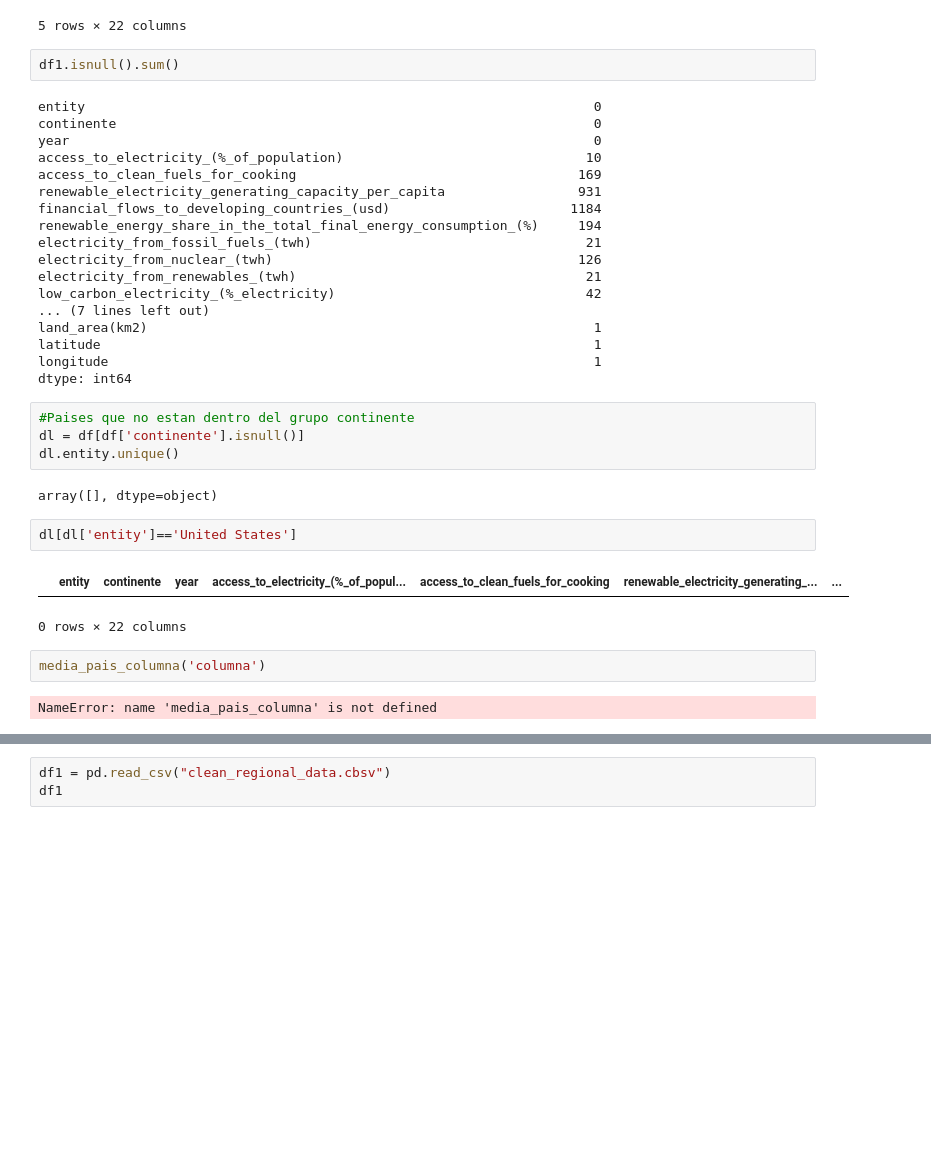
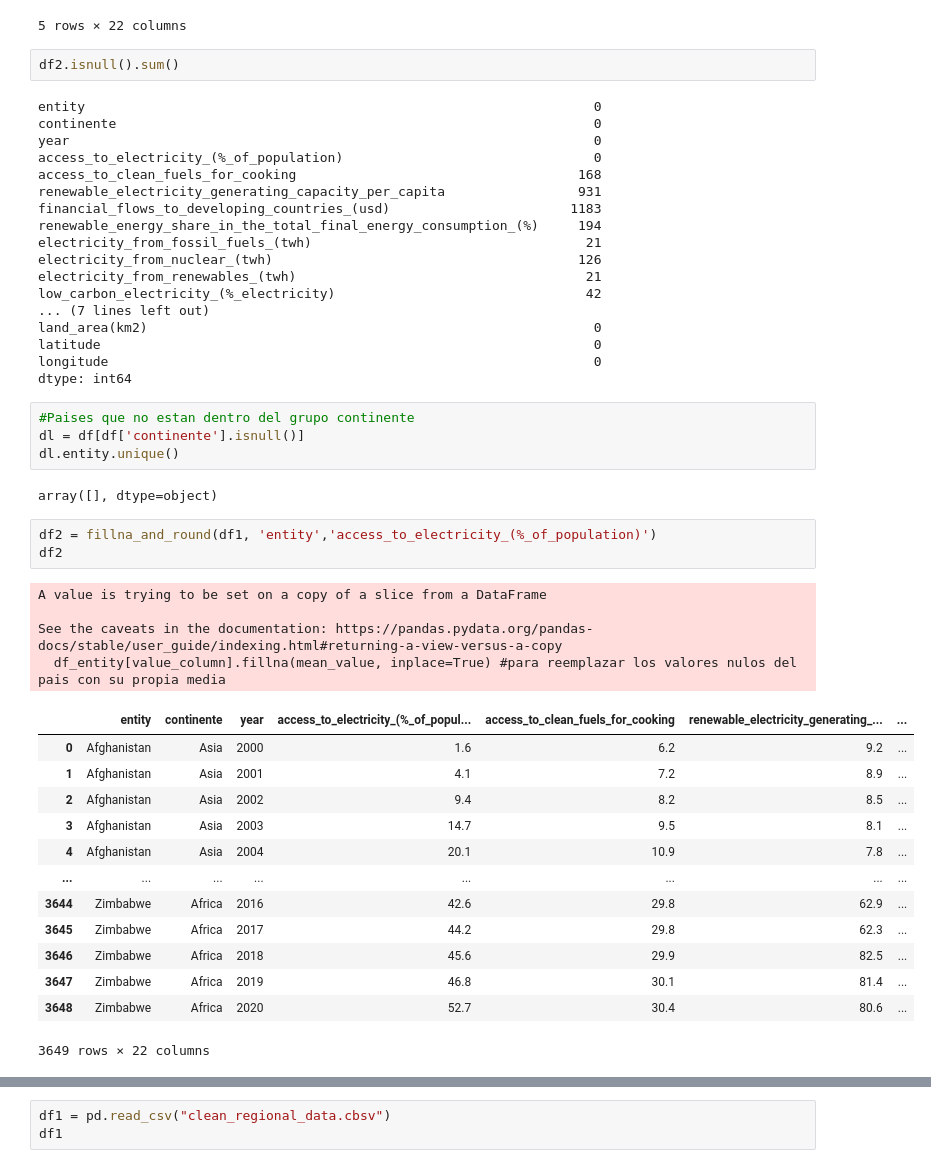
Before and after one commit to Leon4to/Energia, a Jupyter notebook: Project .ipynb, the cells around one changed output, grey strips where cells are left out. Cells and saved outputs as stored; diff of their text form; blank space fills up the shorter version.

```diff
--- a/Project .ipynb
+++ b/Project .ipynb
@@ -414,24 +414,24 @@ See the caveats in the documentation: https://pandas.pydata.org/pandas-docs/stab
 | 4 | Afghanistan | Asia | 2004 | 20.1 | 10.9 | 7.8 | ... |
 5 rows × 22 columns
 # %%
-df1.isnull().sum()
+df2.isnull().sum()
 # %% [output]
 entity                                                                 0
 continente                                                             0
 year                                                                   0
-access_to_electricity_(%_of_population)                               10
-access_to_clean_fuels_for_cooking                                    169
+access_to_electricity_(%_of_population)                                0
+access_to_clean_fuels_for_cooking                                    168
 renewable_electricity_generating_capacity_per_capita                 931
-financial_flows_to_developing_countries_(usd)                       1184
+financial_flows_to_developing_countries_(usd)                       1183
 renewable_energy_share_in_the_total_final_energy_consumption_(%)     194
 electricity_from_fossil_fuels_(twh)                                   21
 electricity_from_nuclear_(twh)                                       126
 electricity_from_renewables_(twh)                                     21
 low_carbon_electricity_(%_electricity)                                42
 ... (7 lines left out)
-land_area(km2)                                                         1
-latitude                                                               1
-longitude                                                              1
+land_area(km2)                                                         0
+latitude                                                               0
+longitude                                                              0
 dtype: int64
 # %%
 #Paises que no estan dentro del grupo continente
@@ -439,12 +439,24 @@ dl = df[df['continente'].isnull()]
 dl.entity.unique()
 # %% [output]
 array([], dtype=object)
-# %%
-dl[dl['entity']=='United States']
-# %% [output]
-|  | entity | continente | year | access_to_electricity_(%_of_popul... | access_to_clean_fuels_for_cooking | renewable_electricity_generating_... | ... |
-0 rows × 22 columns
-# %%
-media_pais_columna('columna')
-# %% [output]
-NameError: name 'media_pais_columna' is not defined
+# %%
+df2 = fillna_and_round(df1, 'entity','access_to_electricity_(%_of_population)')
+df2
+# %% [output]
+A value is trying to be set on a copy of a slice from a DataFrame
+
+See the caveats in the documentation: https://pandas.pydata.org/pandas-docs/stable/user_guide/indexing.html#returning-a-view-versus-a-copy
+  df_entity[value_column].fillna(mean_value, inplace=True) #para reemplazar los valores nulos del pais con su propia media
+|  | entity | continente | year | access_to_electricity_(%_of_popul... | access_to_clean_fuels_for_cooking | renewable_electricity_generating_... | ... |
+| 0 | Afghanistan | Asia | 2000 | 1.6 | 6.2 | 9.2 | ... |
+| 1 | Afghanistan | Asia | 2001 | 4.1 | 7.2 | 8.9 | ... |
+| 2 | Afghanistan | Asia | 2002 | 9.4 | 8.2 | 8.5 | ... |
+| 3 | Afghanistan | Asia | 2003 | 14.7 | 9.5 | 8.1 | ... |
+| 4 | Afghanistan | Asia | 2004 | 20.1 | 10.9 | 7.8 | ... |
+| ... | ... | ... | ... | ... | ... | ... | ... |
+| 3644 | Zimbabwe | Africa | 2016 | 42.6 | 29.8 | 62.9 | ... |
+| 3645 | Zimbabwe | Africa | 2017 | 44.2 | 29.8 | 62.3 | ... |
+| 3646 | Zimbabwe | Africa | 2018 | 45.6 | 29.9 | 82.5 | ... |
+| 3647 | Zimbabwe | Africa | 2019 | 46.8 | 30.1 | 81.4 | ... |
+| 3648 | Zimbabwe | Africa | 2020 | 52.7 | 30.4 | 80.6 | ... |
+3649 rows × 22 columns
```
Also changed, not shown: parts of 5 cells of this notebook.
